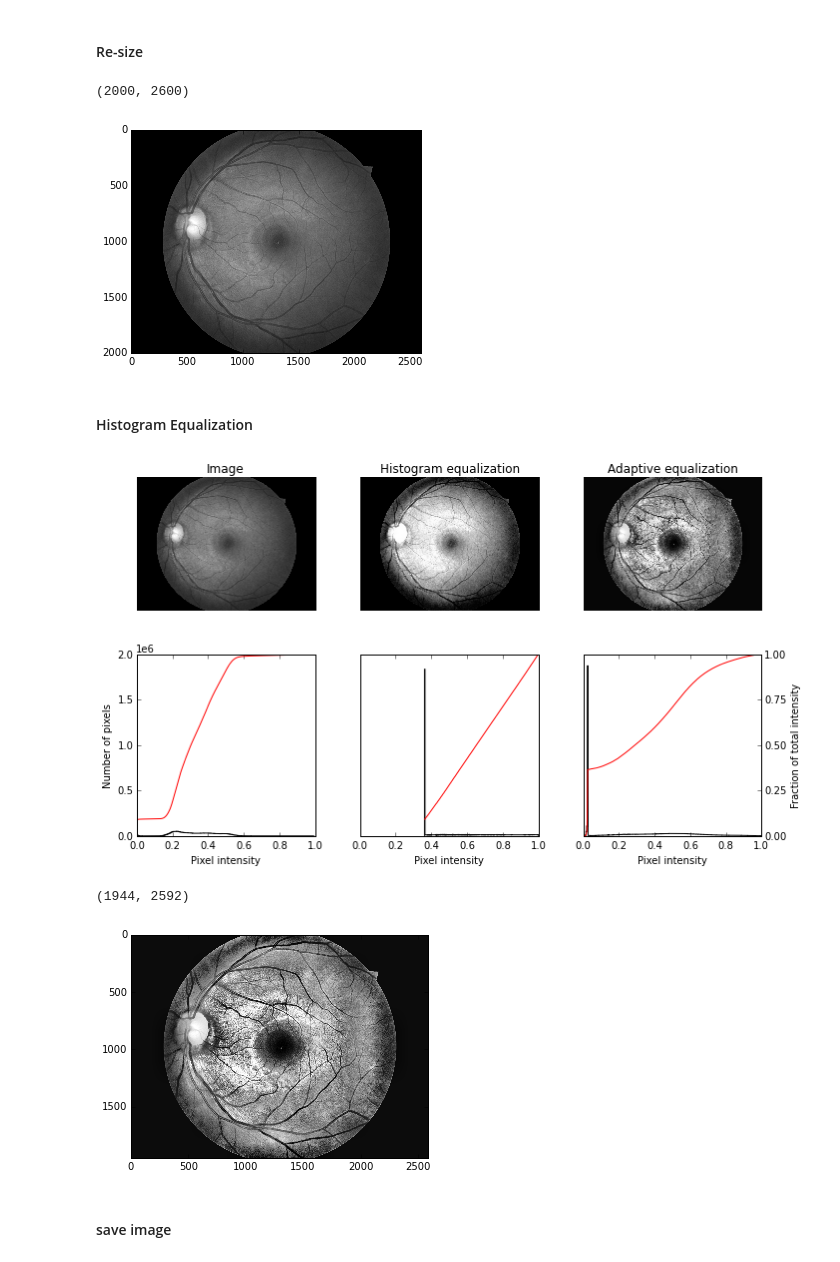
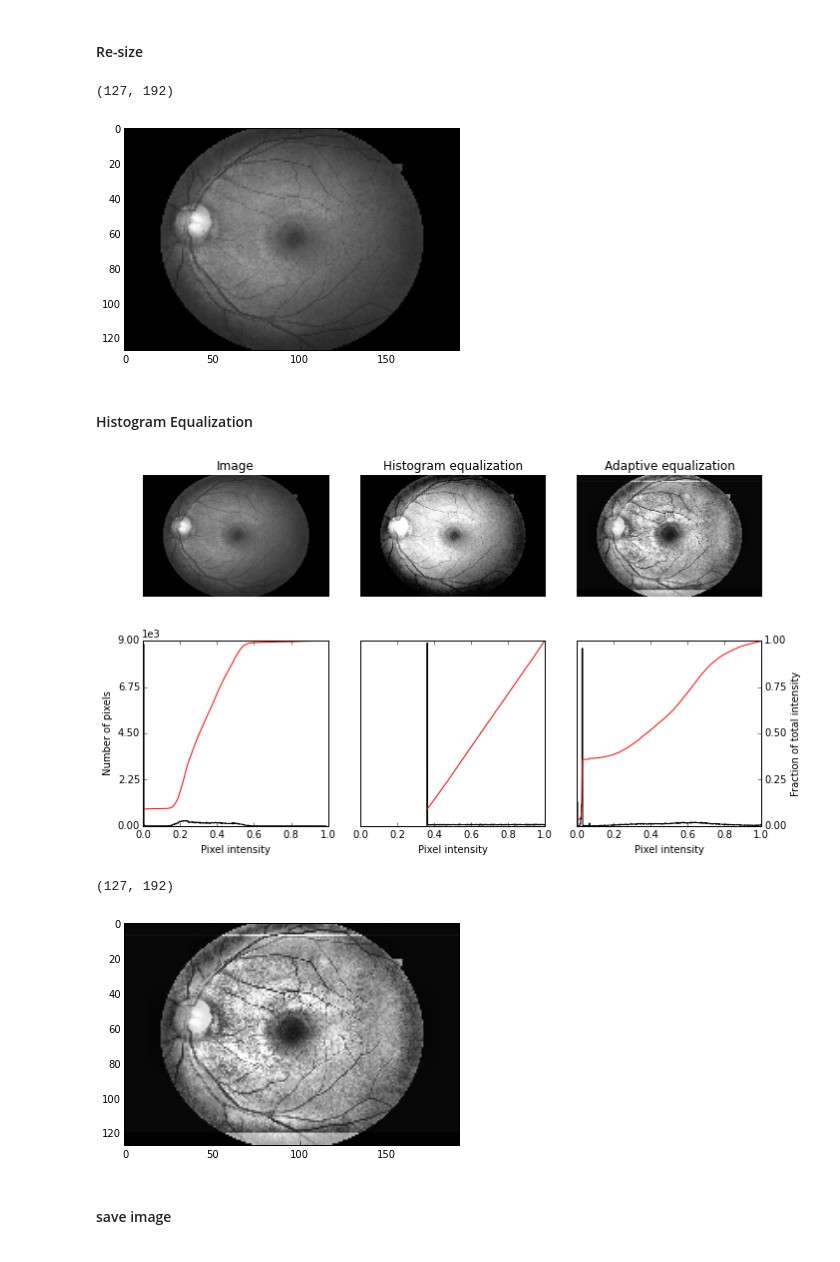
Before and after one commit to lantian2012/CS205_Project, a Jupyter notebook: Data_Pre-processing.ipynb, the cells around one changed output. Drawn from its saved outputs; the diff is of its cells as text; code cells hidden in the pictures.

```diff
--- a/Data_Pre-processing.ipynb
+++ b/Data_Pre-processing.ipynb
@@ -47,15 +48,15 @@ plt.show()
 # %% [markdown]
 #### Re-size
 # %%
-output_shape = (2000, 2600)
+output_shape = (254/2, 384/2)
 image2 = resize(image, output_shape)
 print image2.shape
 
 plt.imshow(image2, cmap=plt.cm.gray)
 plt.show()
 # %% [output]
-(2000, 2600)
+(127, 192)
-[figure, old version]
+[figure, new version]
 # %% [markdown]
 #### Histogram Equalization
 # %%
@@ -84,15 +85,15 @@ def plot_img_and_hist(img, axes, bins=256):
     return ax_img, ax_hist, ax_cdf
 
 # Equalization
-img_eq = exposure.equalize_hist(image)
+img_eq = exposure.equalize_hist(image2)
 
 # Adaptive Equalization
-img_adapteq = exposure.equalize_adapthist(image, clip_limit=0.03)
+img_adapteq = exposure.equalize_adapthist(image2, clip_limit=0.03)
 
 # Display results
 fig, axes = plt.subplots(nrows=2, ncols=3, figsize=(10, 6))
 
-ax_img, ax_hist, ax_cdf = plot_img_and_hist(image, axes[:, 0])
+ax_img, ax_hist, ax_cdf = plot_img_and_hist(image2, axes[:, 0])
 ax_img.set_title('Image')
 
 y_min, y_max = ax_hist.get_ylim()
@@ -111,17 +112,17 @@ ax_cdf.set_yticks(np.linspace(0, 1, 5))
 plt.tight_layout()
 plt.show()
 # %% [output]
-[figure, old version]
+[figure, new version]
 # %%
 # Clipping limit, normalized between 0 and 1 (higher values give more contrast).
-img_adapteq = exposure.equalize_adapthist(image, clip_limit=0.05)
+img_adapteq = exposure.equalize_adapthist(image2, clip_limit=0.03)
 print img_adapteq.shape
 
 plt.imshow(img_adapteq, cmap=plt.cm.gray)
 plt.show()
 # %% [output]
-(1944, 2592)
+(127, 192)
-[figure, old version]
+[figure, new version]
 # %% [markdown]
 #### save image
 # %%
```
Also changed, not shown: parts of 2 cells of this notebook, 2 other files.
